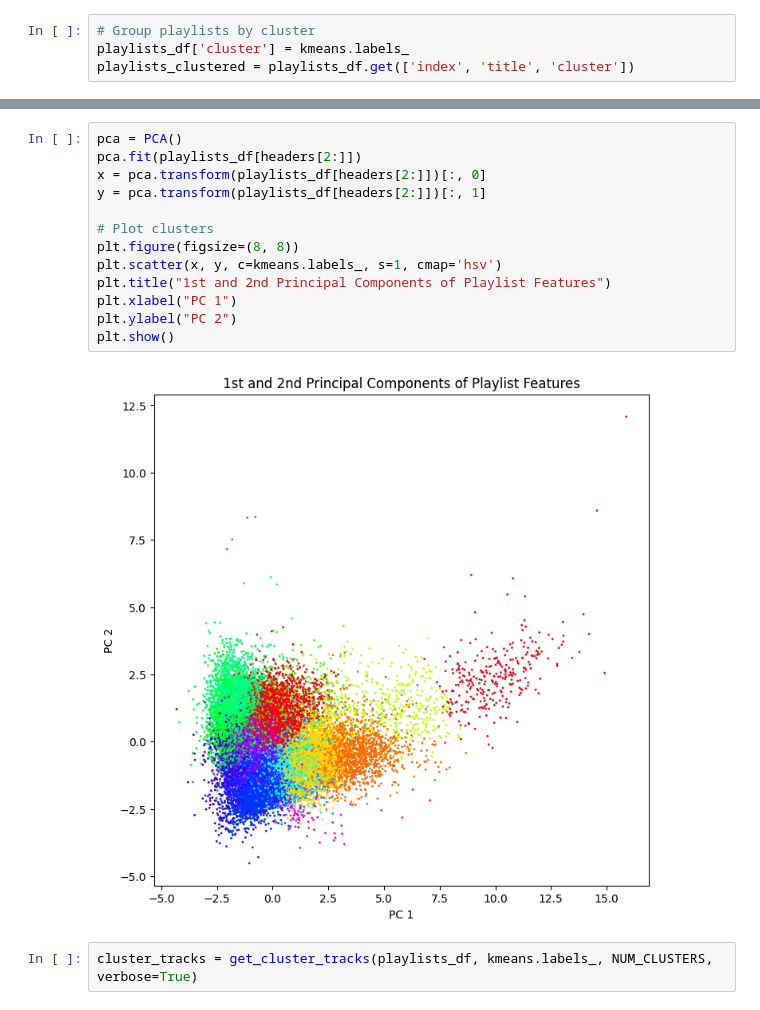
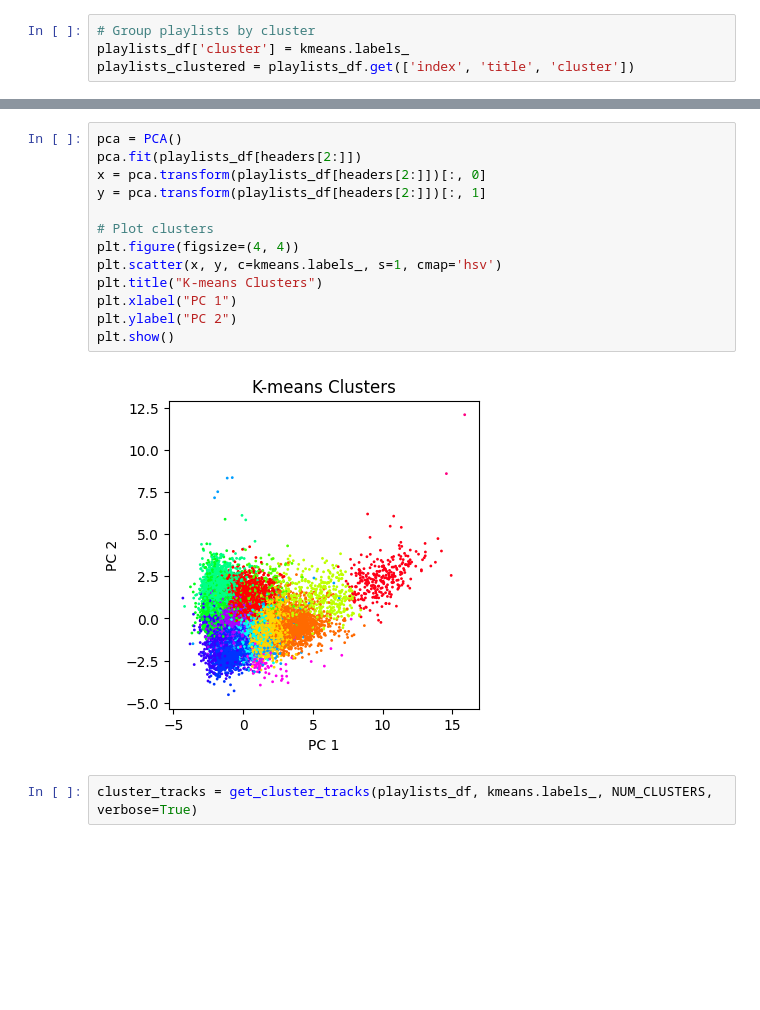
Before and after one commit to calebtham/playlister, a Jupyter notebook: cluster_comparison.ipynb, the cells around one changed output, grey strips where cells are left out. Saved outputs shown, nothing was run; the diff lists cells and outputs as text; blank space fills up the shorter version.

Commit message:
Update plots

```diff
--- a/cluster_comparison.ipynb
+++ b/cluster_comparison.ipynb
@@ -197,18 +197,18 @@ for i in range(NUM_CLUSTERS):
 # %%
 pca = PCA()
 pca.fit(playlists_df[headers[2:]])
 x = pca.transform(playlists_df[headers[2:]])[:, 0]
 y = pca.transform(playlists_df[headers[2:]])[:, 1]
 
 # Plot clusters
-plt.figure(figsize=(8, 8))
+plt.figure(figsize=(4, 4))
 plt.scatter(x, y, c=kmeans.labels_, s=1, cmap='hsv')
-plt.title("1st and 2nd Principal Components of Playlist Features")
+plt.title("K-means Clusters")
 plt.xlabel("PC 1")
 plt.ylabel("PC 2")
 plt.show()
 # %% [output]
-[figure, old version]
+[figure, new version]
 # %%
 cluster_tracks = get_cluster_tracks(playlists_df, kmeans.labels_, NUM_CLUSTERS, verbose=True)
 # %% [output]
```
Also changed, not shown: parts of 1 cell of this notebook, 16 other files.
